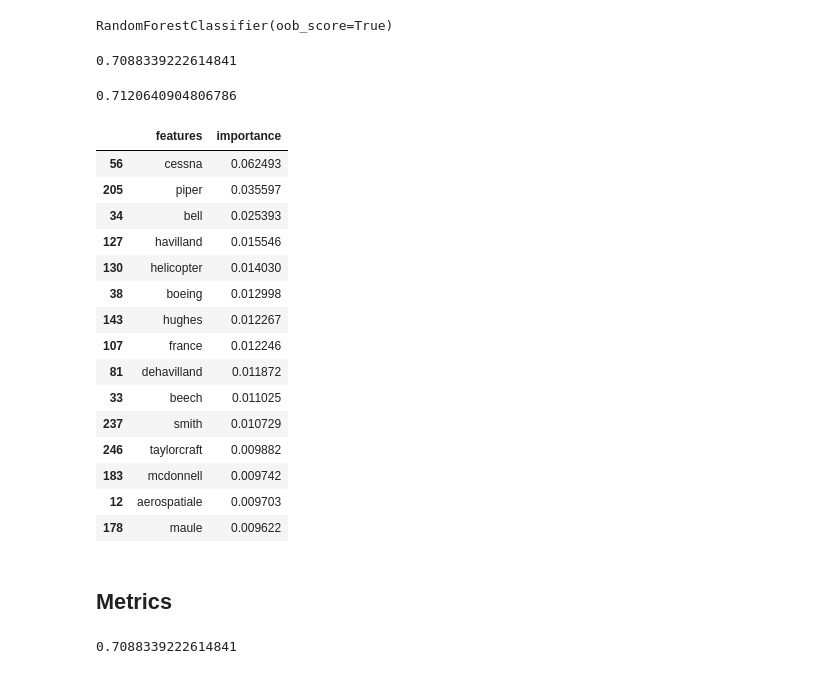
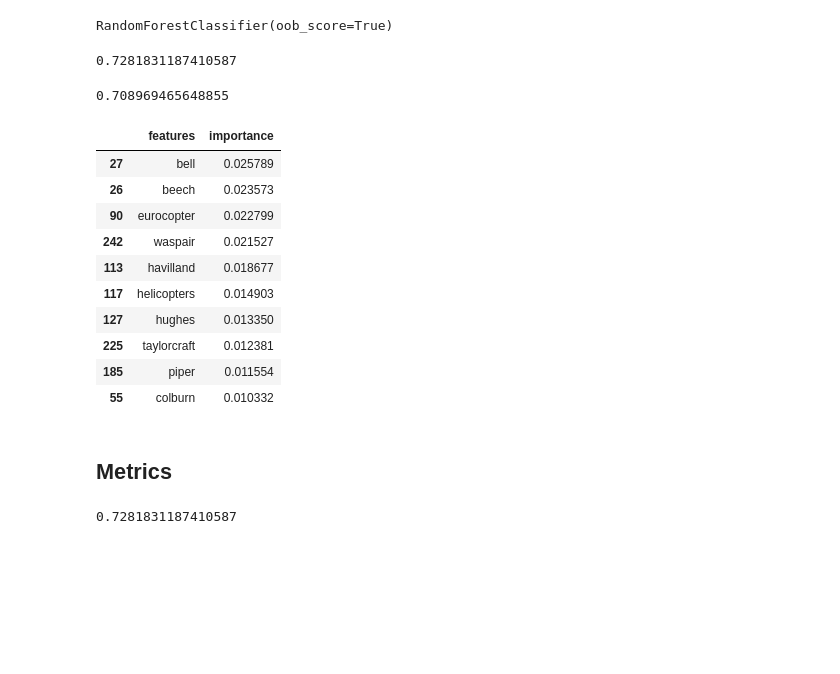
Before and after one commit to TheMirch/dsi-group-project, a Jupyter notebook: code/sophia_model.ipynb, the cells around one changed output. Saved outputs shown, nothing was run; the diff lists cells and outputs as text; code cells hidden in the pictures; blank space fills up the shorter version.

Commit message:
feature importance updated and ngrams of probable cause added

```diff
--- a/code/sophia_model.ipynb
+++ b/code/sophia_model.ipynb
@@ -55,11 +55,11 @@ def preprocessing(dataframe, prob_cause):
         lemmatized_data.append(sentence)
 
     new_data = [' '.join(s) for s in lemmatized_data]
-    new_df = pd.DataFrame({'probable_cause': new_data, 'mkey': alaska['Mkey'], 'weather': alaska['WeatherCondition'], 'season': alaska['EventSeason'], 'make': alaska['Make'], 'model': alaska['Model'], 'damage': alaska['AirCraftDamage'], 'latitude': alaska['Latitude'], 'longitude': alaska['Longitude'], 'highest_injury': alaska['HighestInjuryLevel']})
+    new_df = pd.DataFrame({'probable_cause': new_data, 'mkey': alaska['mkey'], 'weather': alaska['weather_condition'], 'season': alaska['event_season'], 'make': alaska['make'], 'model': alaska['model'], 'damage': alaska['aircraft_damage'], 'latitude': alaska['latitude'], 'longitude': alaska['longitude'], 'highest_injury': alaska['highest_injury_level']})
 
     return new_df
 # %%
-new_alaska = preprocessing(alaska, 'ProbableCause')
+new_alaska = preprocessing(alaska, 'probable_cause')
 new_alaska.head()
 # %% [output]
 |  | probable_cause | mkey | weather | season | make | model | damage | latitude | longitude | ... |
@@ -190,39 +209,34 @@ RandomForestClassifier(oob_score=True)
 # %%
 rf2.score(X_test2, y_test2)
 # %% [output]
-0.7088339222614841
+0.7281831187410587
 # %%
 rf2.oob_score_
 # %% [output]
-0.7120640904806786
+0.708969465648855
 # %%
 pred2 = rf2.predict(X_test2)
 # %%
 pd.DataFrame({
     'features': cvec2.get_feature_names_out(),
     'importance': rf2.feature_importances_
-}).sort_values('importance', ascending=False).head(15)
+}).sort_values('importance', ascending=False).head(10)
 # %% [output]
 |  | features | importance |
-| 56 | cessna | 0.062493 |
-| 205 | piper | 0.035597 |
-| 34 | bell | 0.025393 |
-| 127 | havilland | 0.015546 |
-| 130 | helicopter | 0.014030 |
-| 38 | boeing | 0.012998 |
-| 143 | hughes | 0.012267 |
-| 107 | france | 0.012246 |
-| 81 | dehavilland | 0.011872 |
-| 33 | beech | 0.011025 |
-| 237 | smith | 0.010729 |
-| 246 | taylorcraft | 0.009882 |
-| 183 | mcdonnell | 0.009742 |
-| 12 | aerospatiale | 0.009703 |
-| 178 | maule | 0.009622 |
+| 27 | bell | 0.025789 |
+| 26 | beech | 0.023573 |
+| 90 | eurocopter | 0.022799 |
+| 242 | waspair | 0.021527 |
+| 113 | havilland | 0.018677 |
+| 117 | helicopters | 0.014903 |
+| 127 | hughes | 0.013350 |
+| 225 | taylorcraft | 0.012381 |
+| 185 | piper | 0.011554 |
+| 55 | colburn | 0.010332 |
 # %% [markdown]
 ## Metrics
 # %%
 rf_baseline2 = accuracy_score(y_test2, pred2)
 rf_baseline2
 # %% [output]
-0.7088339222614841
+0.7281831187410587
```
Also changed, not shown: parts of 13 cells of this notebook, 1 other file.
